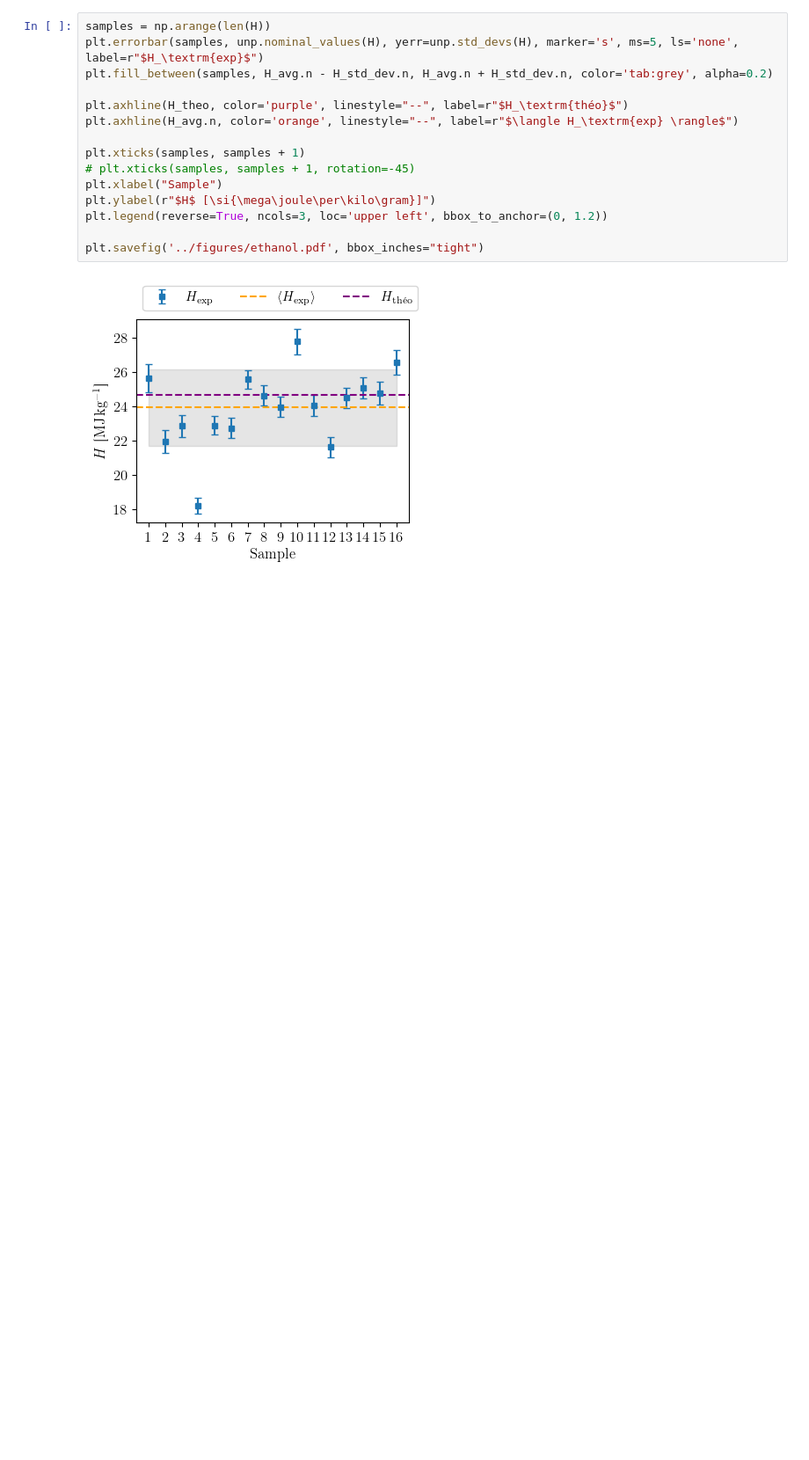
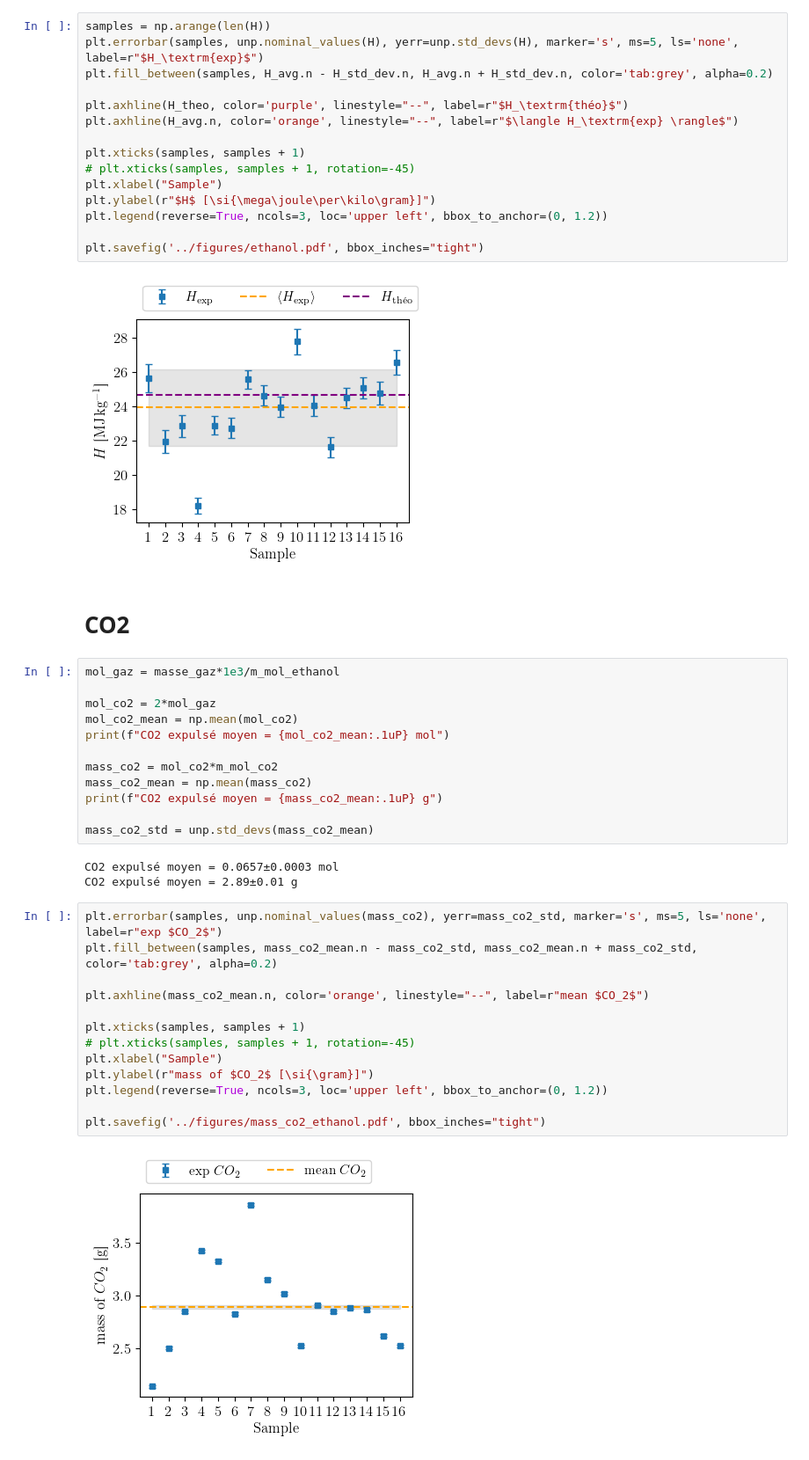
Before and after one commit to TomVdt/TPII-rapports, a Jupyter notebook: 06-C2-pouvoir-calorifique/analyse/exp1.ipynb, the cells around one changed output. Shown at 88% size. Cells and saved outputs as stored; diff of their text form; blank space fills up the shorter version.

```diff
--- a/06-C2-pouvoir-calorifique/analyse/exp1.ipynb
+++ b/06-C2-pouvoir-calorifique/analyse/exp1.ipynb
@@ -99,3 +99,35 @@ plt.legend(reverse=True, ncols=3, loc='upper left', bbox_to_anchor=(0, 1.2))
 plt.savefig('../figures/ethanol.pdf', bbox_inches="tight")
 # %% [output]
 [figure]
+# %% [markdown]
+# CO2
+# %%
+mol_gaz = masse_gaz*1e3/m_mol_ethanol
+
+mol_co2 = 2*mol_gaz
+mol_co2_mean = np.mean(mol_co2)
+print(f"CO2 expulsé moyen = {mol_co2_mean:.1uP} mol")
+
+mass_co2 = mol_co2*m_mol_co2
+mass_co2_mean = np.mean(mass_co2)
+print(f"CO2 expulsé moyen = {mass_co2_mean:.1uP} g")
+
+mass_co2_std = unp.std_devs(mass_co2_mean)
+# %% [output]
+CO2 expulsé moyen = 0.0657±0.0003 mol
+CO2 expulsé moyen = 2.89±0.01 g
+# %%
+plt.errorbar(samples, unp.nominal_values(mass_co2), yerr=mass_co2_std, marker='s', ms=5, ls='none', label=r"exp $CO_2$")
+plt.fill_between(samples, mass_co2_mean.n - mass_co2_std, mass_co2_mean.n + mass_co2_std, color='tab:grey', alpha=0.2)
+
+plt.axhline(mass_co2_mean.n, color='orange', linestyle="--", label=r"mean $CO_2$")
+
+plt.xticks(samples, samples + 1)
+# plt.xticks(samples, samples + 1, rotation=-45)
+plt.xlabel("Sample")
+plt.ylabel(r"mass of $CO_2$ [\si{\gram}]")
+plt.legend(reverse=True, ncols=3, loc='upper left', bbox_to_anchor=(0, 1.2))
+
+plt.savefig('../figures/mass_co2_ethanol.pdf', bbox_inches="tight")
+# %% [output]
+[figure, added]
```
Also changed, not shown: 3 other files.
